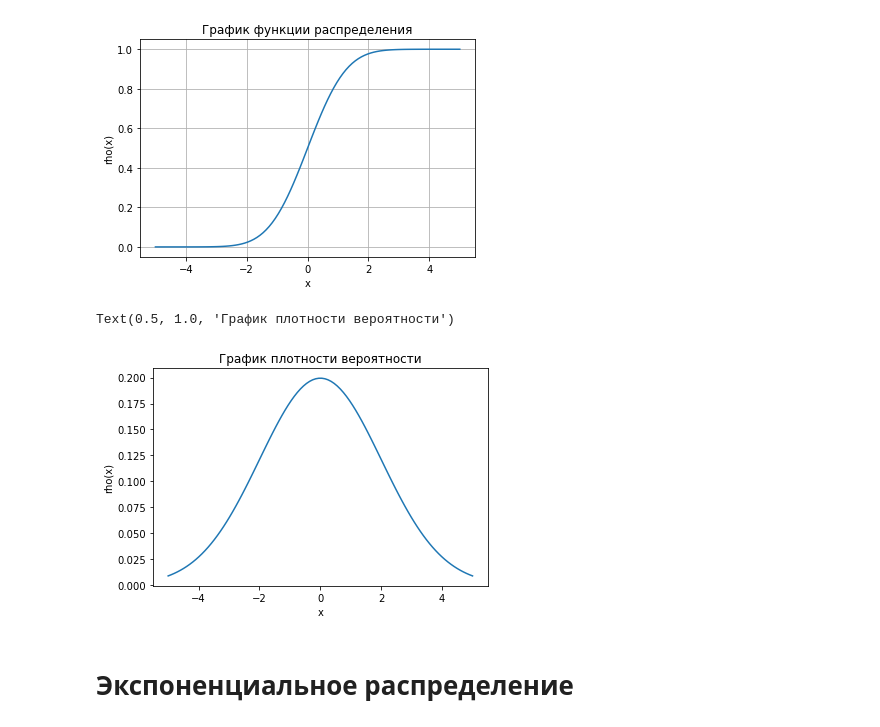
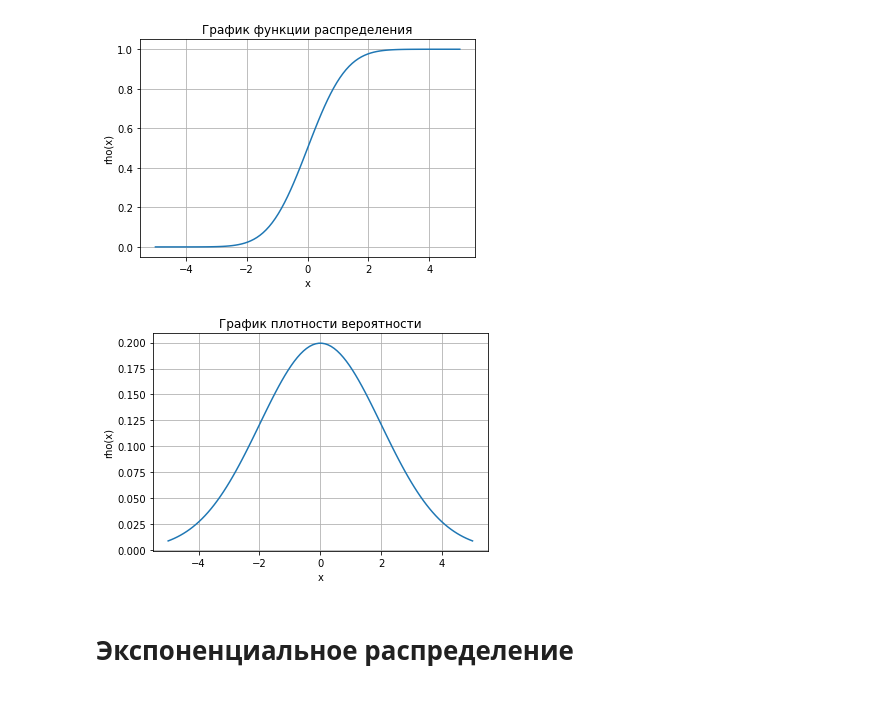
Before and after one commit to udehn/2022_HW_Python, a Jupyter notebook: homework5/20221107_HW5.ipynb, the cells around one changed output. Cells and saved outputs as stored; diff of their text form; code cells hidden in the pictures.

```diff
--- a/homework5/20221107_HW5.ipynb
+++ b/homework5/20221107_HW5.ipynb
@@ -91,11 +91,11 @@ plt.grid()
 # %%
 plt.plot(x, norm.pdf(x, 0, 2))
 plt.xlabel('x')
 plt.ylabel('rho(x)')
 plt.title('График плотности вероятности')
+plt.grid()
 # %% [output]
-Text(0.5, 1.0, 'График плотности вероятности')
-[figure, old version]
+[figure, new version]
 # %% [markdown]
 # Экспоненциальное распределение
 # %%
```
